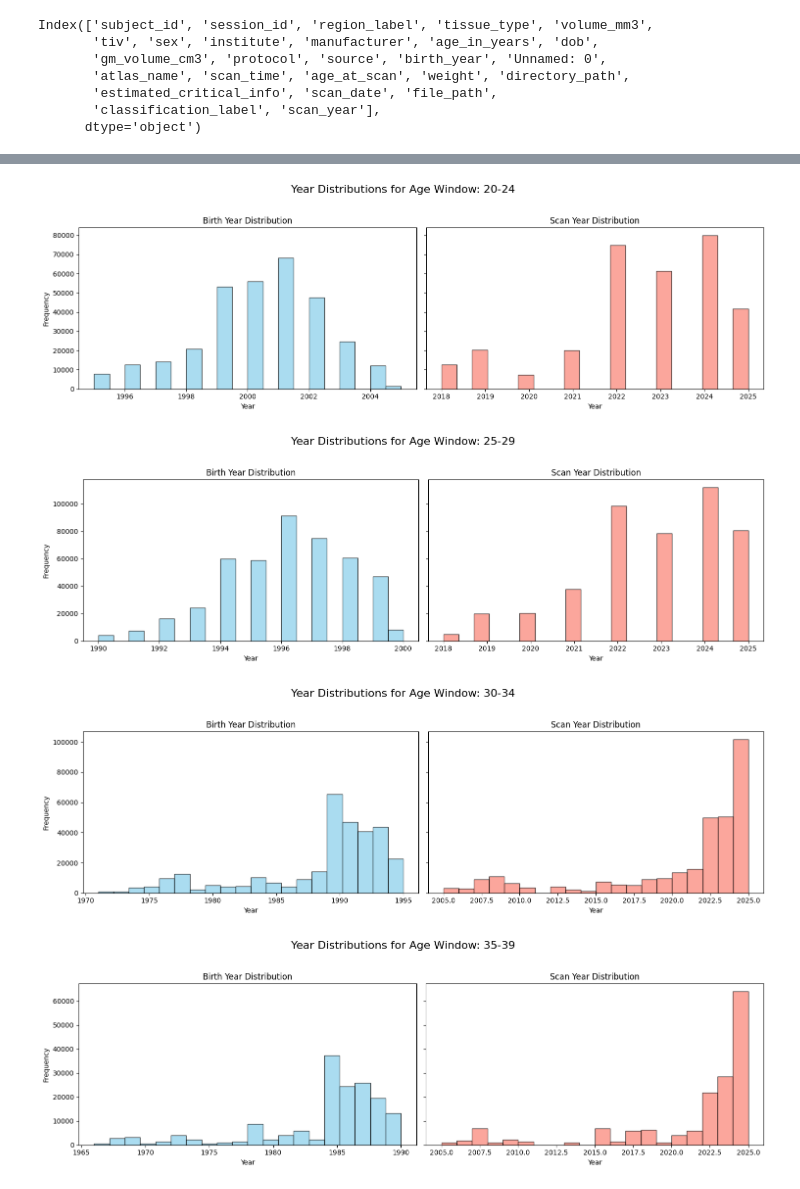
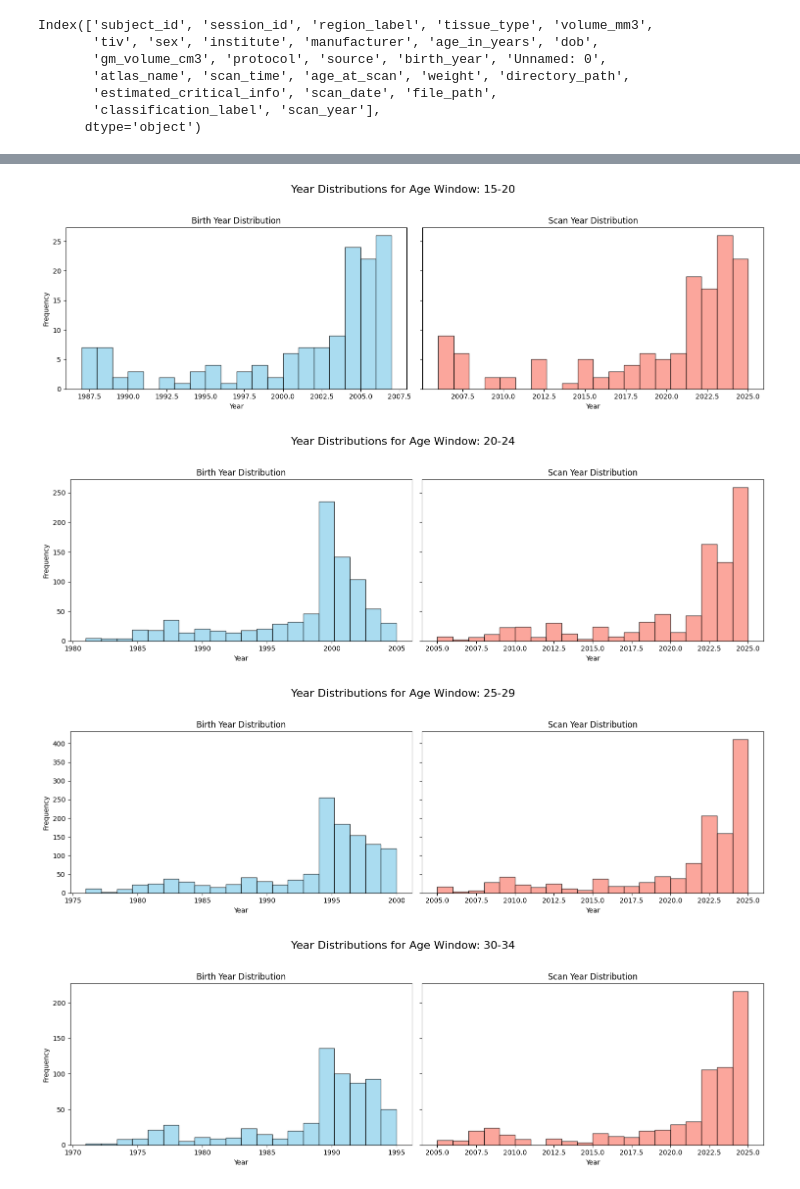
Before and after one commit to GaiaNegev13/legacy_pipe, a Jupyter notebook: scripts/data_analysis/metadata_analysis.ipynb, the cells around one changed output, grey strips where cells are left out. Cells and saved outputs as stored; diff of their text form; code cells hidden in the pictures.

Commit message:
runs after fixing the bug in labeling scans (taking max label instead of min label)

```diff
--- a/scripts/data_analysis/metadata_analysis.ipynb
+++ b/scripts/data_analysis/metadata_analysis.ipynb
@@ -8,7 +8,7 @@ import numpy as np
 # %%
 combined_df = pd.read_pickle('/home/gaia/Projects/legacy_data/combined_gm_volumes.pkl')
 
-combined_df = combined_df[combined_df['tiv'] >= 1000]
+# combined_df = combined_df[combined_df['tiv'] >= 1000]
 combined_df['age_in_years'] = pd.to_numeric(combined_df['age_in_years'], errors='coerce')
 
 combined_df['session_id'] = combined_df['session_id'].astype(str)
@@ -25,6 +25,8 @@ combined_df['scan_year'] = combined_df['scan_date'].apply(lambda x: x.split('-')
 combined_df['scan_year'] = pd.to_numeric(combined_df['scan_year'], errors='coerce')
 
 print(combined_df.columns)
+
+# combined_df.to_pickle('/home/gaia/Projects/legacy_data/combined_gm_volumes.pkl')
 # %% [output]
 Index(['subject_id', 'session_id', 'region_label', 'tissue_type', 'volume_mm3',
        'tiv', 'sex', 'institute', 'manufacturer', 'age_in_years', 'dob',
@@ -33,3 +35,20 @@ Index(['subject_id', 'session_id', 'region_label', 'tissue_type', 'volume_mm3',
        'estimated_critical_info', 'scan_date', 'file_path',
        'classification_label', 'scan_year'],
       dtype='object')
+# %%
+# keep only classification_label=1 and snbb
+good_scans = combined_df[(combined_df['classification_label'] == 1) | (combined_df['source'] == 'snbb')]
+
+# remove duplicates based on session_id and subject_id
+good_scans = good_scans.drop_duplicates(subset=['session_id', 'subject_id'])
+
+age_windows = [(15, 20),(20, 24), (25, 29), (30, 34), (35, 39), (40, 44), (45, 49), (50, 54), (55, 59), (60, 64), (65, 69), (70, 74)]
+# %%
+# plot age distribution for age window 15-20
+min_age, max_age = 15, 20
+filtered_df = good_scans[(good_scans['age_in_years'] >= min_age) & (good_scans['age_in_years'] <= max_age)]
+plt.hist(filtered_df['age_in_years'], bins=20, color='skyblue', edgecolor='black', alpha=0.7)
+plt.title(f'Age Distribution for Age Window {min_age}-{max_age}')
+plt.xlabel('Age in Years')
+plt.ylabel('Frequency')
+plt.show()
@@ -36,34 +57,31 @@ Index(['subject_id', 'session_id', 'region_label', 'tissue_type', 'volume_mm3',
 # %%
-# keep only classification_label=1 and snbb
-good_scans = combined_df[(combined_df['classification_label'] == 1) | (combined_df['source'] == 'snbb')]
 
-age_windows = [(20, 24), (25, 29), (30, 34), (35, 39), (40, 44), (45, 49), (50, 54), (55, 59), (60, 64), (65, 69), (70, 74)]
 
 import matplotlib.pyplot as plt
 
 for age_window in age_windows:
     min_age, max_age = age_window
     filtered_df = good_scans[(good_scans['age_in_years'] >= min_age) & (good_scans['age_in_years'] <= max_age)]
 
     # Create a figure with 1 row and 2 columns
     fig, axes = plt.subplots(1, 2, figsize=(15, 5), sharey=True)
     fig.suptitle(f'Year Distributions for Age Window: {min_age}-{max_age}', fontsize=16)
 
     # Plot Birth Year in the first subplot
     axes[0].hist(filtered_df['birth_year'], bins=20, color='skyblue', edgecolor='black', alpha=0.7)
     axes[0].set_title('Birth Year Distribution')
     axes[0].set_xlabel('Year')
     axes[0].set_ylabel('Frequency')
 
     # Plot Scan Year in the second subplot
     axes[1].hist(filtered_df['scan_year'], bins=20, color='salmon', edgecolor='black', alpha=0.7)
     axes[1].set_title('Scan Year Distribution')
     axes[1].set_xlabel('Year')
 
     plt.tight_layout(rect=[0, 0.03, 1, 0.95]) # Adjust layout to make room for the suptitle
     plt.show()
 # %% [output]
-[figure, old version]
+[figure, new version]
-[figure, old version]
+[figure, new version]
-[figure, old version]
+[figure, new version]
-[figure, old version]
+[figure, new version]
```
Also changed, not shown: parts of 2 cells of this notebook, 4 other files.
